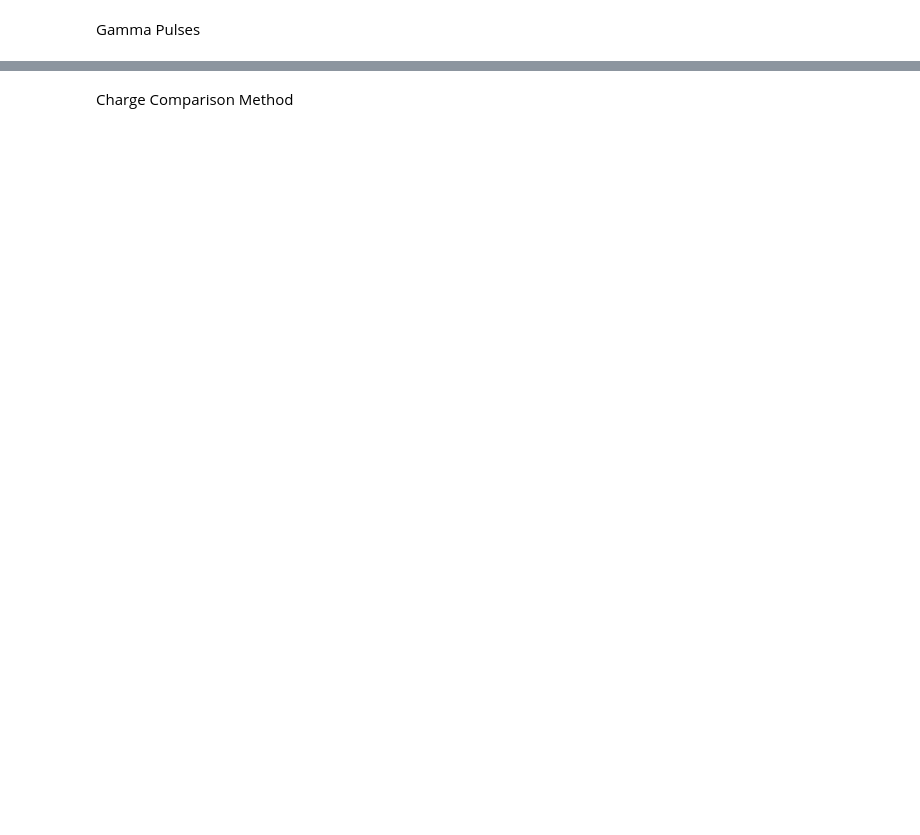
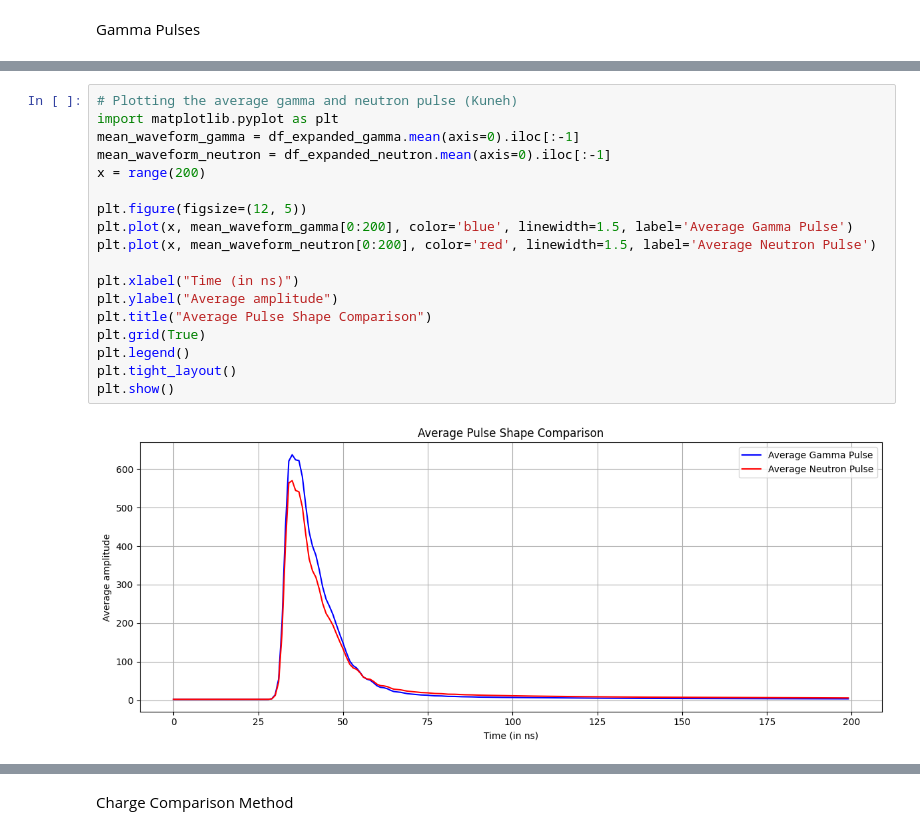
Before and after one commit to Jayanashah/Neutron-Gamma-discrimination-Project, a Jupyter notebook: 27.12.25-Code_Plastic_Scintillator_1.ipynb, the cells around one changed output, grey strips where cells are left out. Saved outputs shown, nothing was run; the diff lists cells and outputs as text; blank space fills up the shorter version.

```diff
--- a/27.12.25-Code_Plastic_Scintillator_1.ipynb
+++ b/27.12.25-Code_Plastic_Scintillator_1.ipynb
@@ -321,0 +85,20 @@ plt.show()
+# %%
+# Plotting the average gamma and neutron pulse (Kuneh)
+import matplotlib.pyplot as plt
+mean_waveform_gamma = df_expanded_gamma.mean(axis=0).iloc[:-1]
+mean_waveform_neutron = df_expanded_neutron.mean(axis=0).iloc[:-1]
+x = range(200)
+
+plt.figure(figsize=(12, 5))
+plt.plot(x, mean_waveform_gamma[0:200], color='blue', linewidth=1.5, label='Average Gamma Pulse')
+plt.plot(x, mean_waveform_neutron[0:200], color='red', linewidth=1.5, label='Average Neutron Pulse')
+
+plt.xlabel("Time (in ns)")
+plt.ylabel("Average amplitude")
+plt.title("Average Pulse Shape Comparison")
+plt.grid(True)
+plt.legend()
+plt.tight_layout()
+plt.show()
+# %% [output]
+[figure, added]
```
Also changed, not shown: parts of 21 cells of this notebook.
